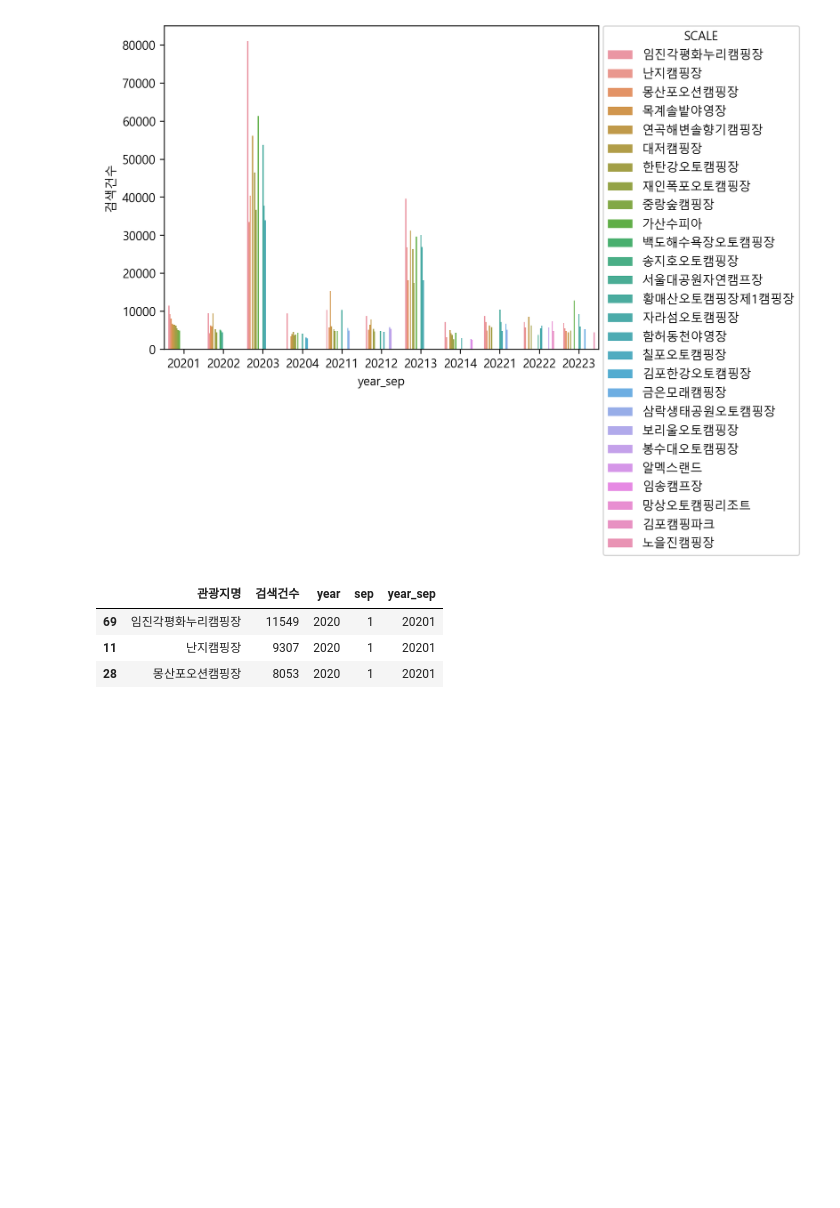
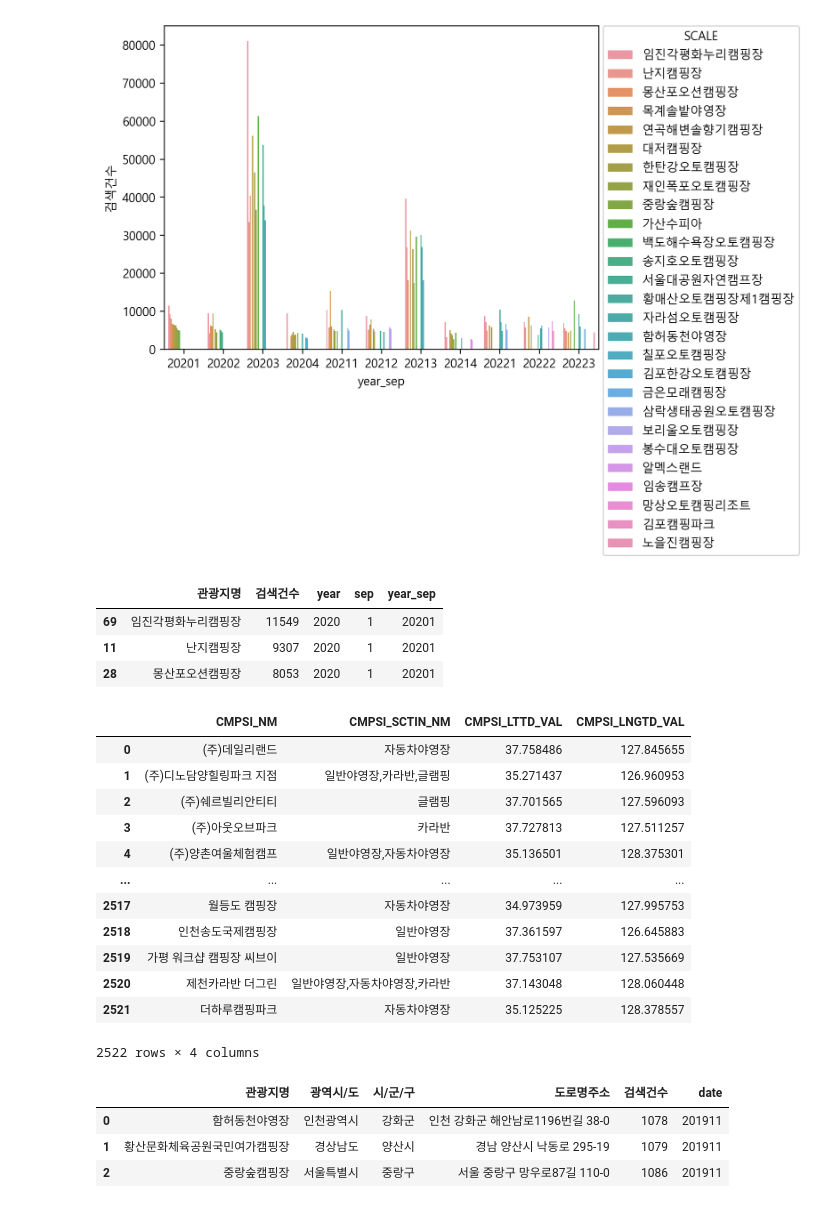
Before and after one commit to tiamoirony/Done, a Jupyter notebook: jk.ipynb, the cells around one changed output. Drawn from its saved outputs; the diff is of its cells as text; code cells hidden in the pictures; blank space fills up the shorter version.

```diff
--- a/jk.ipynb
+++ b/jk.ipynb
@@ -152,3 +152,22 @@ fig.show()
 fig = go.Figure(data=[go.Pie(labels=labels_total_4, values=ratio_total_4)])
 fig.update_layout(margin=dict(t=20, b=20, l=10, r=20))
 fig.show()
+# %%
+df = pd.read_csv(r'C:\Users\kjk42\Documents\python\Done\data\전국 캠핑장 위치 및 부가정보.csv')
+# %%
+df_id = df[['CMPSI_NM','CMPSI_SCTIN_NM','CMPSI_LTTD_VAL','CMPSI_LNGTD_VAL']]
+df_id
+# %% [output]
+|  | CMPSI_NM | CMPSI_SCTIN_NM | CMPSI_LTTD_VAL | CMPSI_LNGTD_VAL |
+| 0 | (주)데일리랜드 | 자동차야영장 | 37.758486 | 127.845655 |
+| 1 | (주)디노담양힐링파크 지점 | 일반야영장,카라반,글램핑 | 35.271437 | 126.960953 |
+| 2 | (주)쉐르빌리안티티 | 글램핑 | 37.701565 | 127.596093 |
+| 3 | (주)아웃오브파크 | 카라반 | 37.727813 | 127.511257 |
+| 4 | (주)양촌여울체험캠프 | 일반야영장,자동차야영장 | 35.136501 | 128.375301 |
+| ... | ... | ... | ... | ... |
+| 2517 | 월등도 캠핑장 | 자동차야영장 | 34.973959 | 127.995753 |
+| 2518 | 인천송도국제캠핑장 | 일반야영장 | 37.361597 | 126.645883 |
+| 2519 | 가평 워크샵 캠핑장 씨브이 | 일반야영장 | 37.753107 | 127.535669 |
+| 2520 | 제천카라반 더그린 | 일반야영장,자동차야영장,카라반 | 37.143048 | 128.060448 |
+| 2521 | 더하루캠핑파크 | 자동차야영장 | 35.125225 | 128.378557 |
+2522 rows × 4 columns
@@ -154,0 +185,7 @@ fig.show()
+# %%
+camping.head(3)
+# %% [output]
+|  | 관광지명 | 광역시/도 | 시/군/구 | 도로명주소 | 검색건수 | date |
+| 0 | 함허동천야영장 | 인천광역시 | 강화군 | 인천 강화군 해안남로1196번길 38-0 | 1078 | 201911 |
+| 1 | 황산문화체육공원국민여가캠핑장 | 경상남도 | 양산시 | 경남 양산시 낙동로 295-19 | 1079 | 201911 |
+| 2 | 중랑숲캠핑장 | 서울특별시 | 중랑구 | 서울 중랑구 망우로87길 110-0 | 1086 | 201911 |
```
Also changed, not shown: parts of 10 cells of this notebook.
